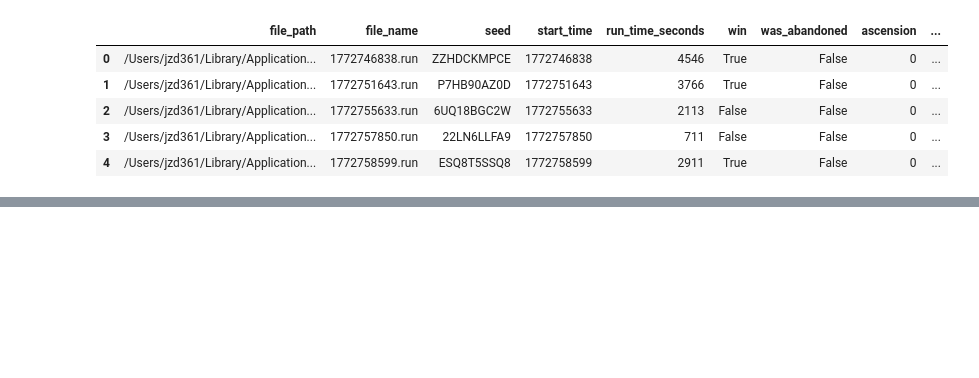
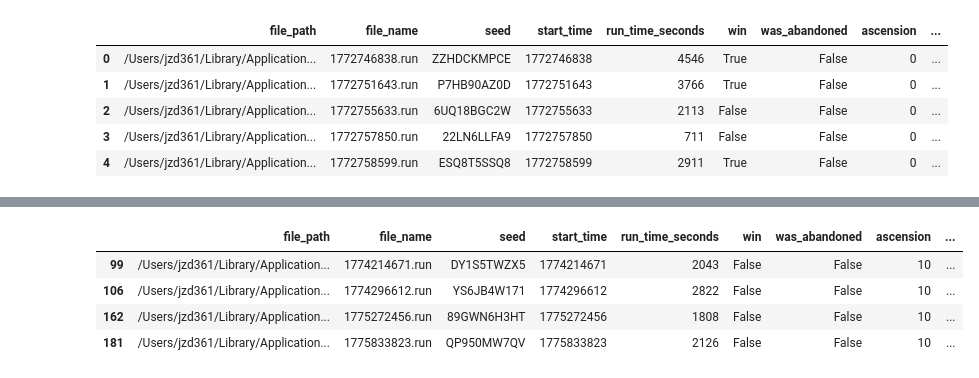
Before and after one commit to robert-juang/SlayTheSpire2_Visualization, a Jupyter notebook: test.ipynb, the cells around one changed output, grey strips where cells are left out. Drawn from its saved outputs; the diff is of its cells as text; code cells hidden in the pictures; blank space fills up the shorter version.

```diff
--- a/test.ipynb
+++ b/test.ipynb
@@ -226,0 +374,8 @@ ValueError: All arrays must be of the same length
+# %%
+df[(df["character"] == "CHARACTER.IRONCLAD") & (df["win"]==False) & (df["ascension"]==10) & (df["act3_enemy_count"]>0)]
+# %% [output]
+|  | file_path | file_name | seed | start_time | run_time_seconds | win | was_abandoned | ascension | ... |
+| 99 | /Users/jzd361/Library/Application... | 1774214671.run | DY1S5TWZX5 | 1774214671 | 2043 | False | False | 10 | ... |
+| 106 | /Users/jzd361/Library/Application... | 1774296612.run | YS6JB4W171 | 1774296612 | 2822 | False | False | 10 | ... |
+| 162 | /Users/jzd361/Library/Application... | 1775272456.run | 89GWN6H3HT | 1775272456 | 1808 | False | False | 10 | ... |
+| 181 | /Users/jzd361/Library/Application... | 1775833823.run | QP950MW7QV | 1775833823 | 2126 | False | False | 10 | ... |
```
Also changed, not shown: parts of 27 cells of this notebook.
